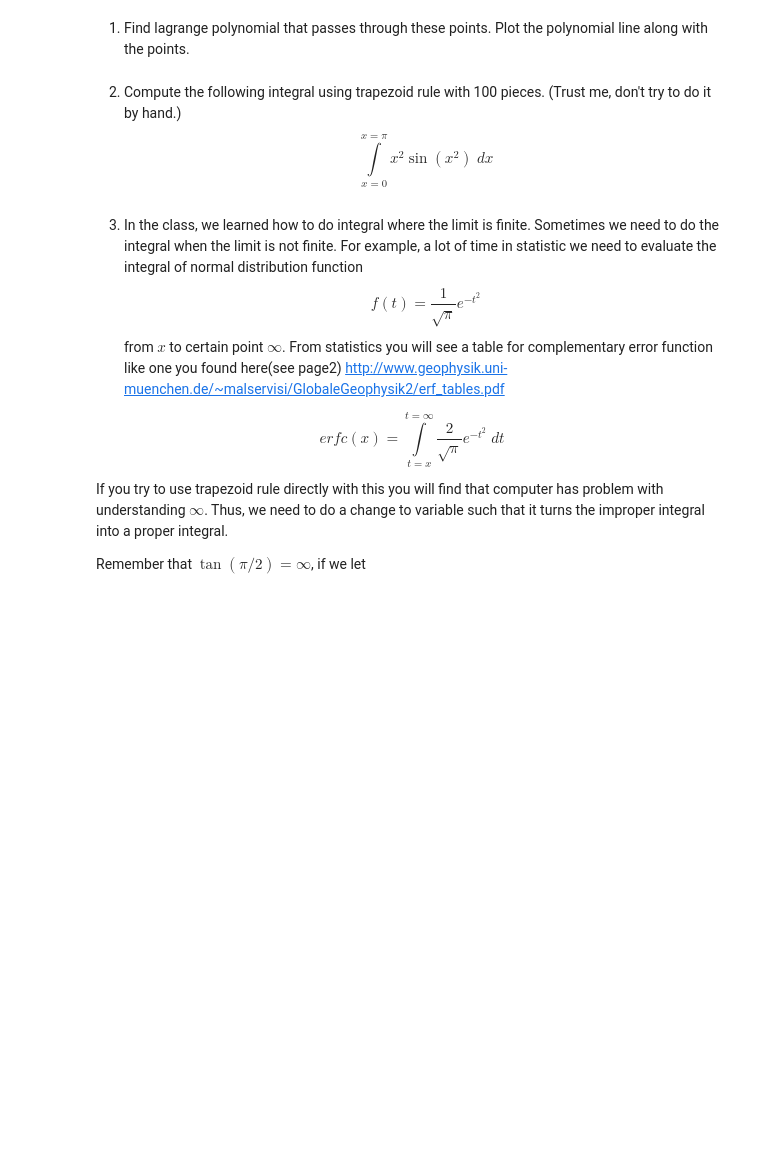
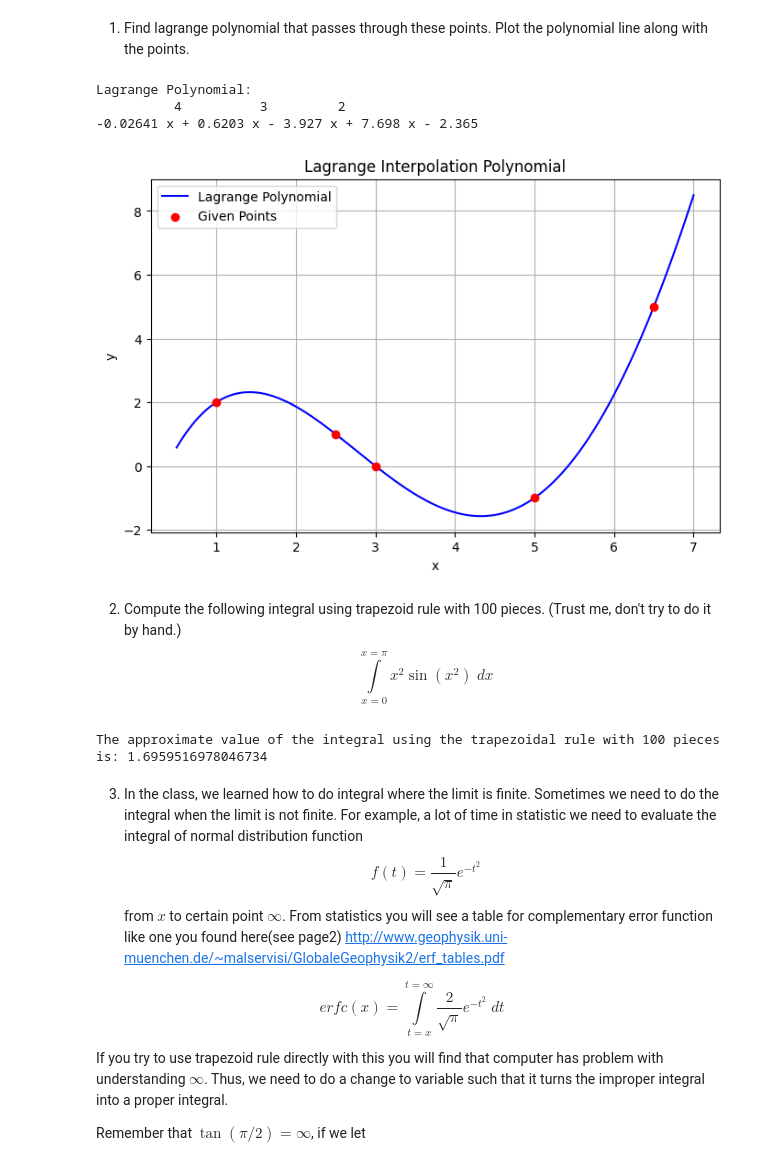
Before and after one commit to supawat6481355/iccs205-205, a Jupyter notebook: hw3/Homework3.ipynb, the cells around one changed output. Drawn from its saved outputs; the diff is of its cells as text; code cells hidden in the pictures; blank space fills up the shorter version.

```diff
--- a/hw3/Homework3.ipynb
+++ b/hw3/Homework3.ipynb
@@ -16,6 +13,54 @@ ys = [2,  1, 0, -1, 3,  5]
+# %%
+from scipy.interpolate import lagrange
+xs = [1,2.5, 3,  5, 6,6.5]
+ys = [2,  1, 0, -1, 3,  5]
+
+xs = np.array([1, 2.5, 3, 5, 6.5])
+ys = np.array([2, 1, 0, -1, 5])
+
+poly = lagrange(xs, ys)
+
+print("Lagrange Polynomial:")
+print(poly)
+
+x_new = np.linspace(min(xs)-0.5, max(xs)+0.5, 500)
+y_new = poly(x_new)
+
+plt.figure(figsize=(8, 5))
+plt.plot(x_new, y_new, label="Lagrange Polynomial", color='blue')
+plt.scatter(xs, ys, color='red', label="Given Points", zorder=5)
+plt.title("Lagrange Interpolation Polynomial")
+plt.xlabel("x")
+plt.ylabel("y")
+plt.legend()
+plt.grid(True)
+plt.show()
+# %% [output]
+Lagrange Polynomial:
+          4          3         2
+-0.02641 x + 0.6203 x - 3.927 x + 7.698 x - 2.365
+[figure, added]
 # %% [markdown]
 2) Compute the following integral using trapezoid rule with 100 pieces. (Trust me, don't try to do it by hand.)
 $$\int \limits_{x=0}^{x=\pi} x^2\sin(x^2)\;dx$$
+# %%
+def func(x):
+    return x**2 * sin(x**2)
+
+a = 0
+b = pi
+n = 100
+h = (b - a) / n
+
+integral = (func(a) + func(b)) / 2.0
+for i in range(1, n):
+    integral += func(a + i * h)
+
+integral *= h
+
+print(f"The approximate value of the integral using the trapezoidal rule with {n} pieces is: {integral}")
+# %% [output]
+The approximate value of the integral using the trapezoidal rule with 100 pieces is: 1.6959516978046734
 # %% [markdown]
 3) In the class, we learned how to do integral where the limit is finite. Sometimes we need to do the integral when the limit is not finite. For example, a lot of time in statistic we need to evaluate the integral of normal distribution function
 $$f(t) = \frac{1}{\sqrt{\pi}} e^{-t^2}$$
```
Also changed, not shown: parts of 10 cells of this notebook.
